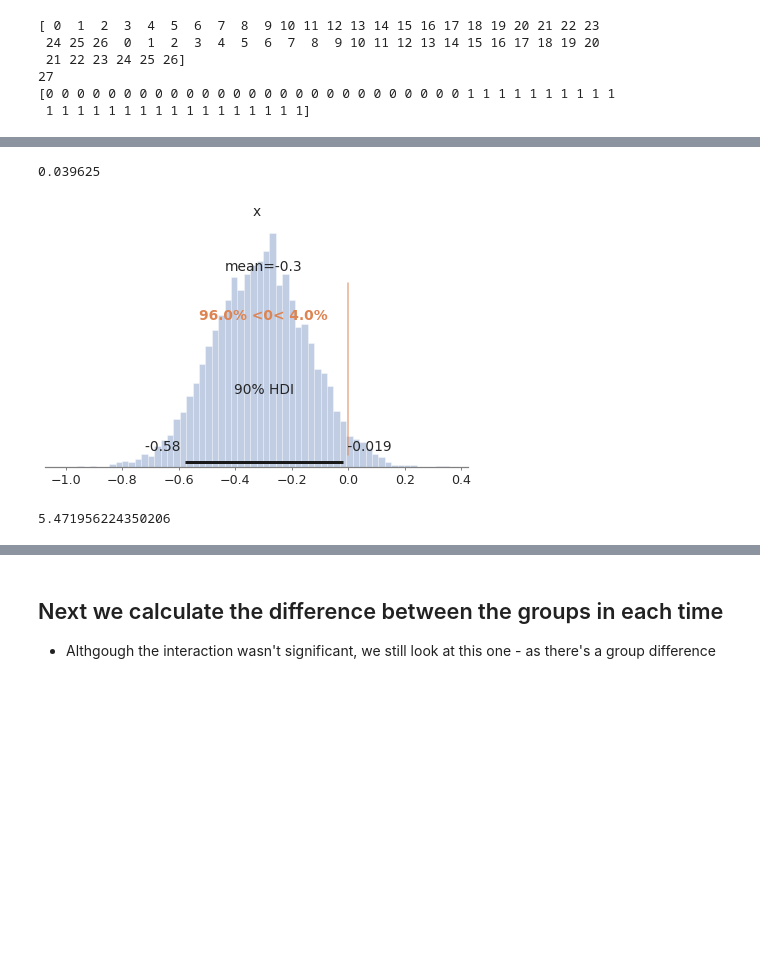
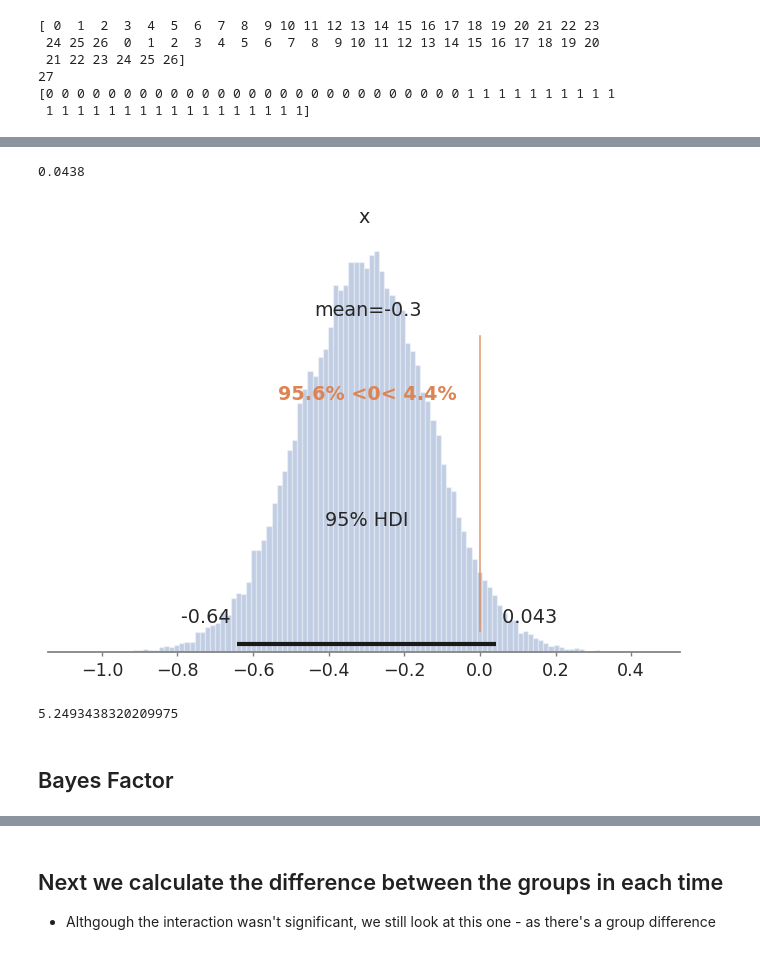
Before and after one commit to orduek/KPE, a Jupyter notebook: func/Stats_TrtVsNeutralHippo.ipynb, the cells around one changed output, grey strips where cells are left out. Saved outputs shown, nothing was run; the diff lists cells and outputs as text; code cells hidden in the pictures; blank space fills up the shorter version.

Commit message:
added bayes factors to the analysis

```diff
--- a/func/Stats_TrtVsNeutralHippo.ipynb
+++ b/func/Stats_TrtVsNeutralHippo.ipynb
@@ -165,14 +149,14 @@ df_long2['time'] = timeIDX
 # %%
 with pm.Model() as hierarchical:
 
-    a = pm.Normal('a', mu=0, sd=0.1, shape=n_subs)
-    cov = pm.Normal('cov', mu=0.05, sd=0.1)
-    b = pm.Normal('b', mu=0, sd=0.1, shape=2)
+    a = pm.Normal('a', mu=0, sigma=0.1, shape=n_subs)
+    cov = pm.Normal('cov', mu=0.05, sigma=0.1)
+    b = pm.Normal('b', mu=0, sigma=0.1, shape=2)
 
 
    # bMed = pm.Normal('bMed', mu=0, sd=0.1, shape=2) #
    # sigma = pm.HalfCauchy('sigma', 1)
-    interact = pm.Normal('interaction', mu=0, sd=1, shape=(2,2))
+    interact = pm.Normal('interaction', mu=0, sigma=1, shape=(2,2))
 
     # Model error
     eps = pm.HalfCauchy('eps', 1)
@@ -190,16 +174,16 @@ with pm.Model() as hierarchical:
 
     # effect size
     effect_size1 = pm.Deterministic('effect size2_1',
-                        abs(diff_of_means1) / eps)
+                        diff_of_means1 / eps)
 
     effect_size2 = pm.Deterministic('effect size3_1',
-                        abs(diff_of_means2) / eps)
+                        diff_of_means2 / eps)
 
 #     effect_size3 = pm.Deterministic('effect size4_1',
 #                         abs(diff_of_means3) / eps)
 
     ppChecks = pm.sample_prior_predictive(samples = 8000)
-    trace = pm.sample(draws=2000, tune=1000, target_accept=0.9, return_inferencedata=True, cores=4)
+    trace = pm.sample(draws=10000, tune=1000, target_accept=0.9, return_inferencedata=True, cores=4)
 # %% [output]
 Auto-assigning NUTS sampler...
 Initializing NUTS using jitter+adapt_diag...
@@ -244,12 +234,15 @@ plt.legend()
 # %%
 #tr.interaction.values[0,0,:,]
 after = (tr.interaction.values[0,1,:,] - tr.interaction.values[0,0,:,])# / np.sqrt(
-az.plot_posterior(after, kind='hist', ref_val=0, hdi_prob=.9)
+az.plot_posterior(after, kind='hist', ref_val=0, hdi_prob=.95)
 print(np.sum(after>=0) / len(after))
 # %% [output]
-0.039625
+0.0438
-[figure, old version]
+[figure, new version]
 # %%
+from utils import calcBF
 calcBF(y2=priorC, y1=after)
 # %% [output]
-5.471956224350206
+5.2493438320209975
+# %% [markdown]
+## Bayes Factor
```
Also changed, not shown: parts of 23 cells of this notebook, 2 other files.
